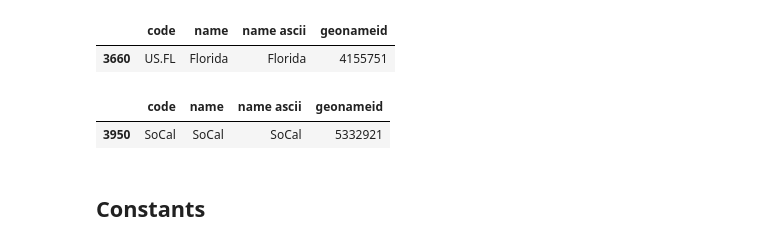
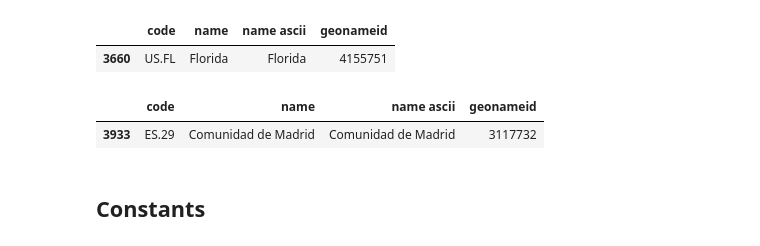
Before and after one commit to chumlab/covid19project, a Jupyter notebook: experimentation.ipynb, the cells around one changed output. Drawn from its saved outputs; the diff is of its cells as text; code cells hidden in the pictures.

Commit message:
Fixed de-dupping of admin1

```diff
--- a/experimentation.ipynb
+++ b/experimentation.ipynb
@@ -182,10 +182,8 @@ province_abbr = {
     'CA.14': 'CA.NU'  # Nunavut
 }
 
-new_provinces = admin1_df[admin1_df['code'].str.contains('^CA.')].copy()
-new_provinces['code'] = new_provinces['code'].map(province_abbr)
-admin1_df = pd.concat([admin1_df, new_provinces], ignore_index=True)
-admin1_df[admin1_df['code'].str.contains('^CA.')]
+for num, alpha in province_abbr.items():
+    admin1_df.loc[(admin1_df['code'] == num),'code'] = alpha
 
 # Add to cities too
 # Query the cities with country CA and num code, copy,
@@ -321,38 +319,35 @@ for geo, alt_names in alternative_country_names.items():
 countries_df = pd.concat([countries_df, new_countries], ignore_index=True)
 
 # Admin1 alternatives
 alternative_admin1_names = {
     3117732: ['Comunidad de Madrid'],
     3336901: ['Catalunya', 'Cataluña'], # Catalonia, Spain
     5332921: ['Southern California', 'SoCal'], # California, USA
     4155751: ['South Florida'], # Florida, USA
     3170831: ['Piemonte'], # Italy
     3174976: ['Lazio'],
     3174618: ['Lombardia'],
     3177401: ['Emilia Romagna'],
     3165361: ['Toscana'],
     1642672: ['Jawa Barat'], # West Java
     1642668: ['Jawa Timur'], # East Java
     2951839: ['Bayern'], # Bavaria, Germany
 }
 
 new_admin1s = pd.DataFrame([], columns=admin1_df.columns)
 for geo, alt_names in alternative_admin1_names.items():
     for name in alt_names:
         alt_admin1 = admin1_df[admin1_df['geonameid'] == geo].copy()
         alt_admin1['name'] = name
         alt_admin1['name ascii'] = name
-        # Change the admin1 code for something else (with a random) to prevent
-        # 2-letter code duplicates (Which will confuse the search algorithm)
-        alt_admin1['code'] = name
         new_admin1s = pd.concat([new_admin1s, alt_admin1], ignore_index=True)
 
 admin1_df = pd.concat([admin1_df, new_admin1s], ignore_index=True)
 
-admin1_df[admin1_df['name'] == 'SoCal']
+admin1_df[admin1_df['name'] == 'Comunidad de Madrid']
 # %% [output]
 |  | code | name | name ascii | geonameid |
-| 3950 | SoCal | SoCal | SoCal | 5332921 |
+| 3933 | ES.29 | Comunidad de Madrid | Comunidad de Madrid | 3117732 |
 # %% [markdown]
 ## Constants
 # %%
```
Also changed, not shown: parts of 8 cells of this notebook, 2 other files.
